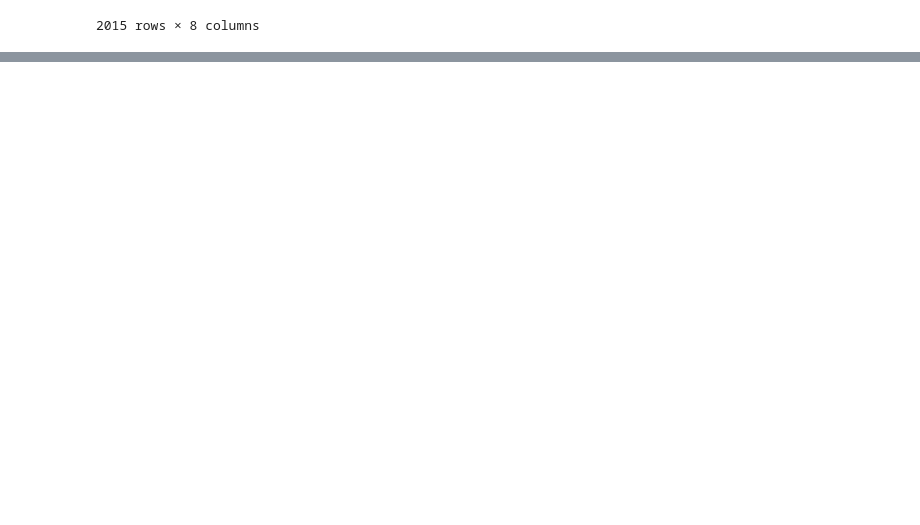
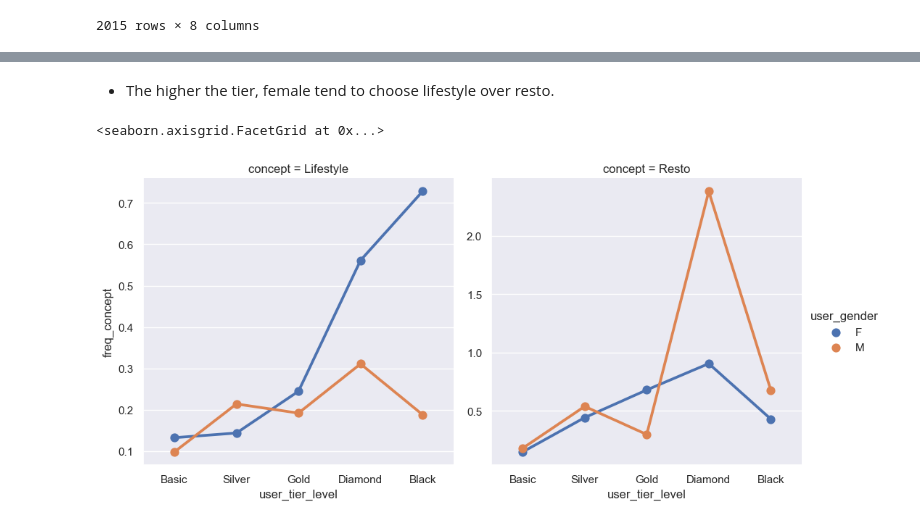
Before and after one commit to jasonhadiputra/menu-recommendation, a Jupyter notebook: Executive Summary.ipynb, the cells around one changed output, grey strips where cells are left out. Cells and saved outputs as stored; diff of their text form; code cells hidden in the pictures; blank space fills up the shorter version.

```diff
--- a/Executive Summary.ipynb
+++ b/Executive Summary.ipynb
@@ -104,0 +140,9 @@ Insight 1: The higher the tier, the longer they have been member and the shorter
+# %% [markdown]
+* The higher the tier, female tend to choose lifestyle over resto.
+# %%
+df_temp = pd.wide_to_long(df, stubnames=['freq_concept'], i=['user_id'], j='concept', sep='_', suffix='.*').reset_index()
+
+sns.catplot(x='user_tier_level', y='freq_concept', col='concept', hue='user_gender', sharey=False, kind='point', errorbar=None, data=df_temp)
+# %% [output]
+<seaborn.axisgrid.FacetGrid at 0x...>
+[figure, added]
```
Also changed, not shown: parts of 15 cells of this notebook, 1 other file.
